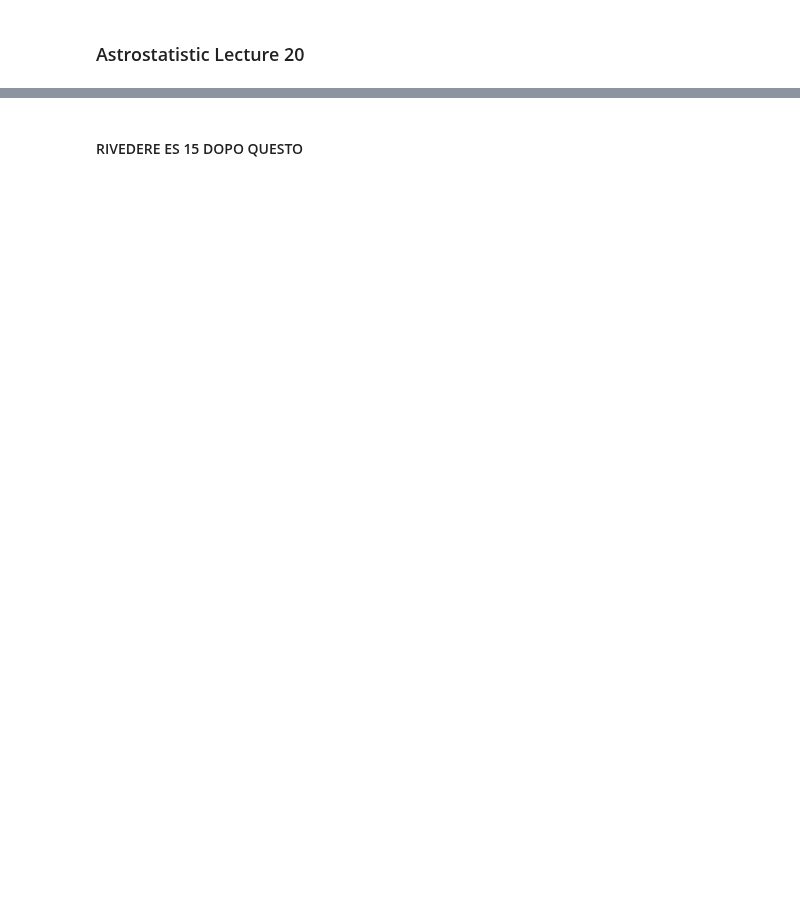
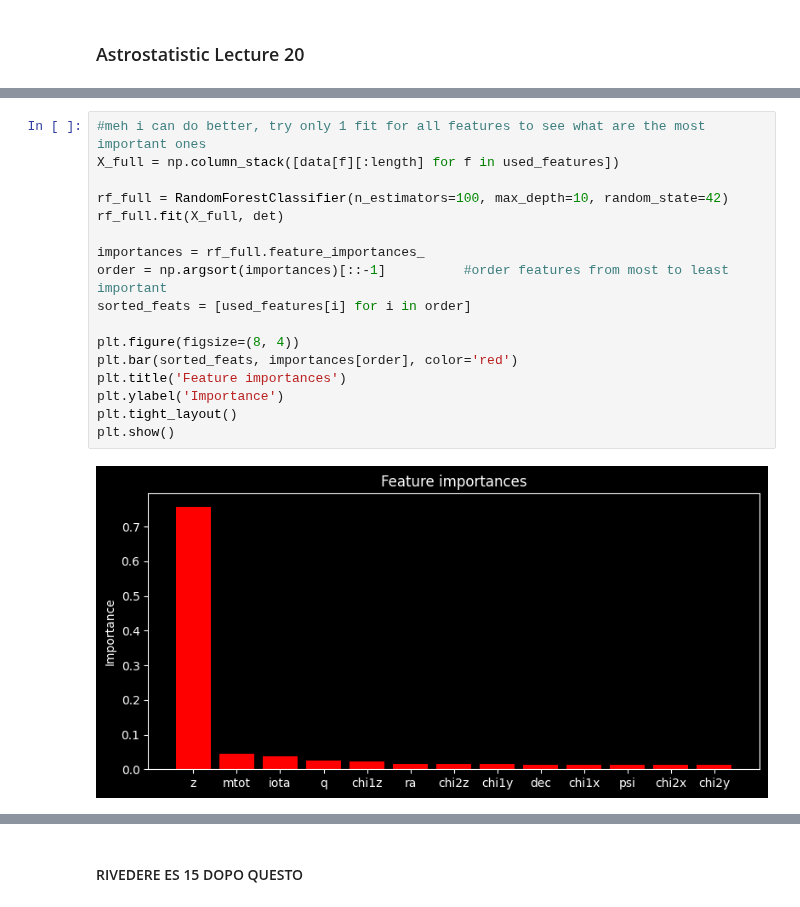
Before and after one commit to RiccardoFanton/astrostatistics_bicocca_2026, a Jupyter notebook: working/Lecture_20.ipynb, the cells around one changed output, grey strips where cells are left out. Drawn from its saved outputs; the diff is of its cells as text; blank space fills up the shorter version.

```diff
--- a/working/Lecture_20.ipynb
+++ b/working/Lecture_20.ipynb
@@ -73,0 +57,19 @@ for d in tqdm(range(2,16)):
+# %%
+#meh i can do better, try only 1 fit for all features to see what are the most important ones
+X_full = np.column_stack([data[f][:length] for f in used_features])
+
+rf_full = RandomForestClassifier(n_estimators=100, max_depth=10, random_state=42)
+rf_full.fit(X_full, det)
+
+importances = rf_full.feature_importances_
+order = np.argsort(importances)[::-1]          #order features from most to least important
+sorted_feats = [used_features[i] for i in order]
+
+plt.figure(figsize=(8, 4))
+plt.bar(sorted_feats, importances[order], color='red')
+plt.title('Feature importances')
+plt.ylabel('Importance')
+plt.tight_layout()
+plt.show()
+# %% [output]
+[figure, added]
```
Also changed, not shown: parts of 7 cells of this notebook.
